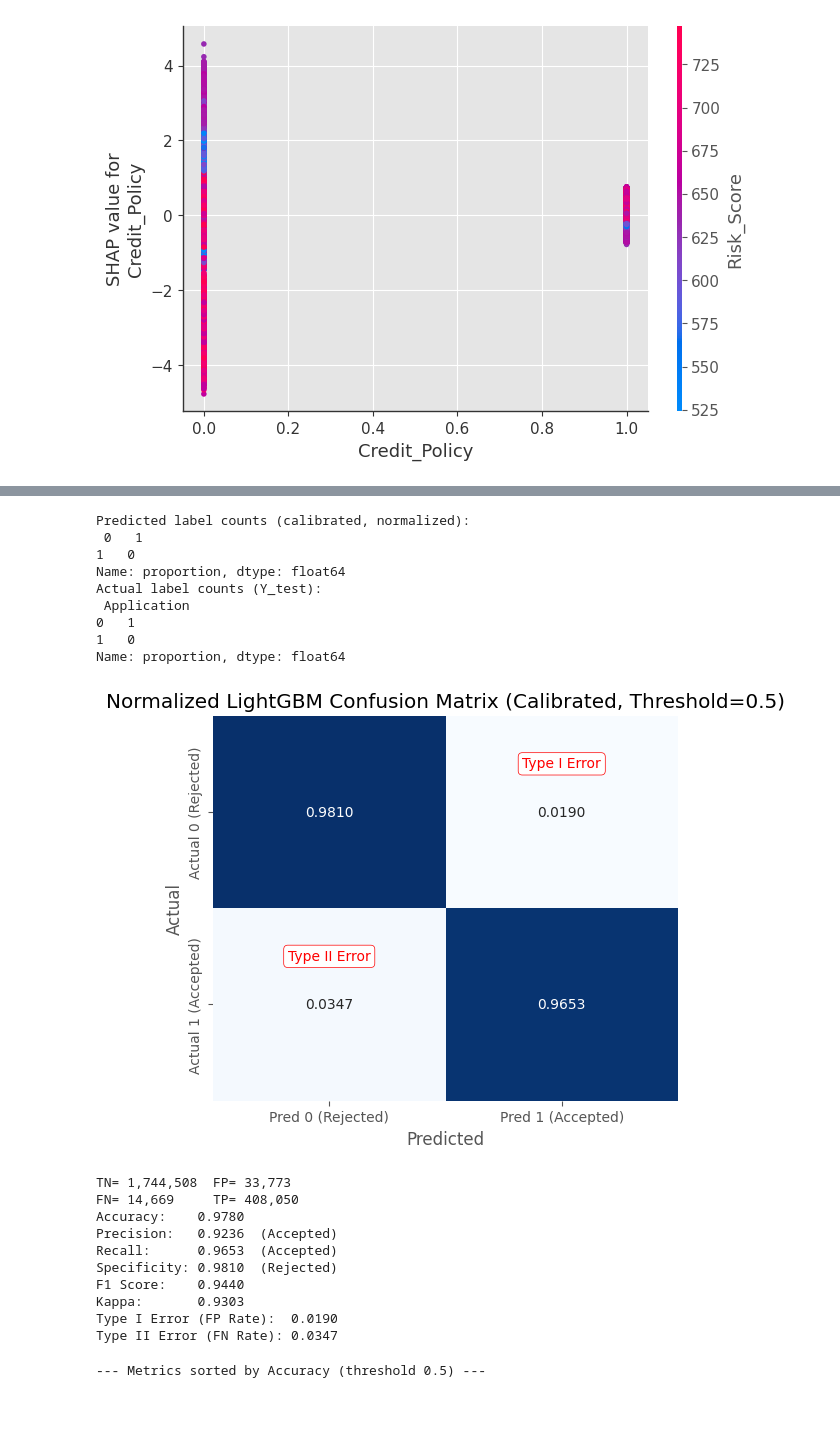
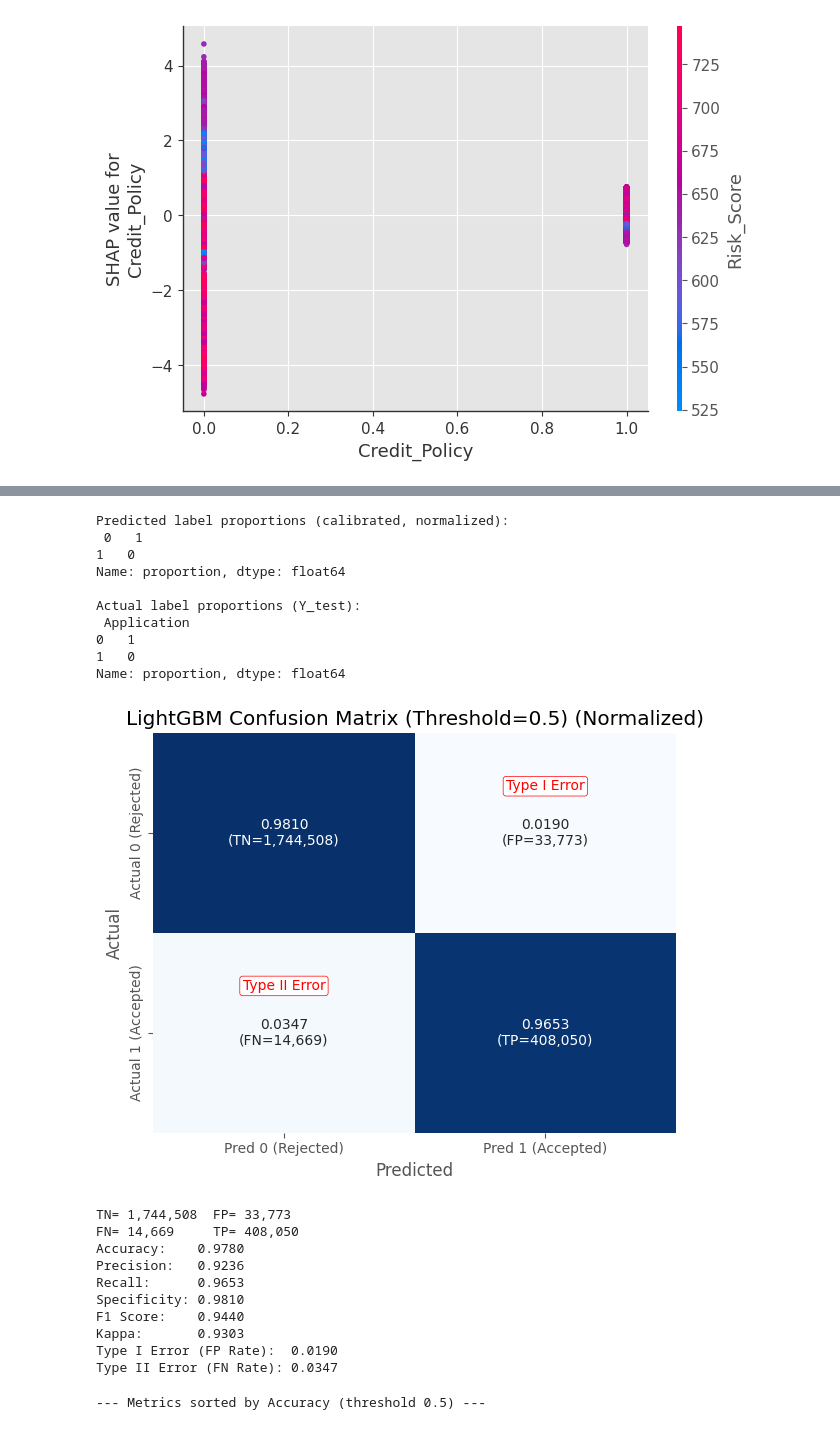
Before and after one commit to edwardweldon100/LendingClub-Capstone-Project, a Jupyter notebook: Lending Club Dataset- Model- Accepted_Rejected.ipynb, the cells around one changed output, grey strips where cells are left out. Saved outputs shown, nothing was run; the diff lists cells and outputs as text; code cells hidden in the pictures.

```diff
--- a/Lending Club Dataset- Model- Accepted_Rejected.ipynb
+++ b/Lending Club Dataset- Model- Accepted_Rejected.ipynb
@@ -733,8 +749,8 @@ Type II Error (FN Rate): 0.0096
 #---Calibrated Probability Model & Confusion Matrix
 
 #calibrate LightGBM on validation set
-lgb_calibrated = CalibratedClassifierCV(estimator=lgb_best, method='sigmoid', cv='prefit')
-lgb_calibrated.fit(X_val, Y_val)  # Use validation set for calibration
+lgb_calibrated = CalibratedClassifierCV(estimator=FrozenEstimator(lgb_best), method='sigmoid', cv=None)
+lgb_calibrated.fit(X_val, Y_val)
 
 #calibrated probabilities and predictions
 lgb_test_probs_calibrated = lgb_calibrated.predict_proba(X_test)[:, 1]
@@ -742,9 +758,9 @@ threshold = 0.5
 lgb_test_preds_calibrated = (lgb_test_probs_calibrated >= threshold).astype(int)
 
 #sanity proportions
-print("Predicted label counts (calibrated, normalized):\n",
+print('Predicted label proportions (calibrated, normalized):\n',
       pd.Series(lgb_test_preds_calibrated).value_counts(normalize=True))
-print("Actual label counts (Y_test):\n",
+print('\nActual label proportions (Y_test):\n',
       pd.Series(Y_test).value_counts(normalize=True))
 
 
@@ -760,53 +776,81 @@ cm_df = pd.DataFrame(cm_norm,
                      index=['Actual 0 (Rejected)', 'Actual 1 (Accepted)'],
                      columns=['Pred 0 (Rejected)', 'Pred 1 (Accepted)'])
 
-plt.figure(figsize=(6, 5))
-sns.heatmap(cm_df, annot=True, fmt='.4f', cmap='Blues', cbar=False)
-plt.text(1.5, 0.25, f'Type I Error', ha='center', va='center',
-         bbox=dict(facecolor='white', edgecolor='red', boxstyle='round,pad=0.3'), color='red')
-plt.text(0.5, 1.25, f'Type II Error', ha='center', va='center',
-         bbox=dict(facecolor='white', edgecolor='red', boxstyle='round,pad=0.3'), color='red')
-plt.title(f'LightGBM Confusion Matrix (Calibrated, Threshold={threshold}) (Normalized)')
+annot_labels = np.array([
+    [f'{cm_norm[0,0]:.4f}\n(TN={TN:,})', f'{cm_norm[0,1]:.4f}\n(FP={FP:,})'],
+    [f'{cm_norm[1,0]:.4f}\n(FN={FN:,})', f'{cm_norm[1,1]:.4f}\n(TP={TP:,})']
+])
+
+plt.figure(figsize=(6,5))
+ax = sns.heatmap(
+    cm_df,
+    annot=annot_labels,
+    fmt='',
+    cmap='Blues',
+    cbar=False
+)
+
+#Type I Error Label
+ax.text(
+    1 + .5, 0 + .3,
+    'Type I Error',
+    ha='center', va='bottom',
+    color='red',
+    fontsize=10,
+    bbox=dict(facecolor='white', edgecolor='red', boxstyle='round,pad=0.2')
+)
+
+#Type II Error Label
+ax.text(
+    0 + 0.5, 1 + 0.3,
+    'Type II Error',
+    ha='center', va='bottom',
+    color='red',
+    fontsize=10,
+    bbox=dict(facecolor='white', edgecolor='red', boxstyle='round,pad=0.2')
+)
+
+plt.title(f'LightGBM Confusion Matrix (Threshold={threshold}) (Normalized)')
 plt.xlabel('Predicted')
 plt.ylabel('Actual')
+plt.tight_layout()
 plt.show()
 
-# -------------------------------
-# Step 5: Metrics (Accepted=1 positive class)
-# -------------------------------
+#Metrics
 accuracy    = accuracy_score(Y_test, lgb_test_preds_calibrated)
 precision   = precision_score(Y_test, lgb_test_preds_calibrated, pos_label=1)
 recall      = recall_score(Y_test, lgb_test_preds_calibrated, pos_label=1)
 specificity = TN / (TN + FP) if (TN + FP) > 0 else np.nan
 f1          = f1_score(Y_test, lgb_test_preds_calibrated, pos_label=1)
 kappa       = cohen_kappa_score(Y_test, lgb_test_preds_calibrated)
 
 print(f'TN= {TN:,}  FP= {FP:,} \nFN= {FN:,}     TP= {TP:,}')
 print(f'Accuracy:    {accuracy:.4f}')
 print(f'Precision:   {precision:.4f}')
 print(f'Recall:      {recall:.4f}')
 print(f'Specificity: {specificity:.4f}')
 print(f'F1 Score:    {f1:.4f}')
 print(f'Kappa:       {kappa:.4f}')
 print(f'Type I Error (FP Rate):  {type1_error:.4f}')
 print(f'Type II Error (FN Rate): {type2_error:.4f}')
 # %% [output]
-Predicted label counts (calibrated, normalized):
+Predicted label proportions (calibrated, normalized):
  0   1
 1   0
 Name: proportion, dtype: float64
-Actual label counts (Y_test):
+
+Actual label proportions (Y_test):
  Application
 0   1
 1   0
 Name: proportion, dtype: float64
-[figure, old version]
+[figure, new version]
 TN= 1,744,508  FP= 33,773
 FN= 14,669     TP= 408,050
 Accuracy:    0.9780
-Precision:   0.9236  (Accepted)
-Recall:      0.9653  (Accepted)
-Specificity: 0.9810  (Rejected)
+Precision:   0.9236
+Recall:      0.9653
+Specificity: 0.9810
 F1 Score:    0.9440
 Kappa:       0.9303
 Type I Error (FP Rate):  0.0190
```
Also changed, not shown: parts of 6 cells of this notebook, 2 other files.
